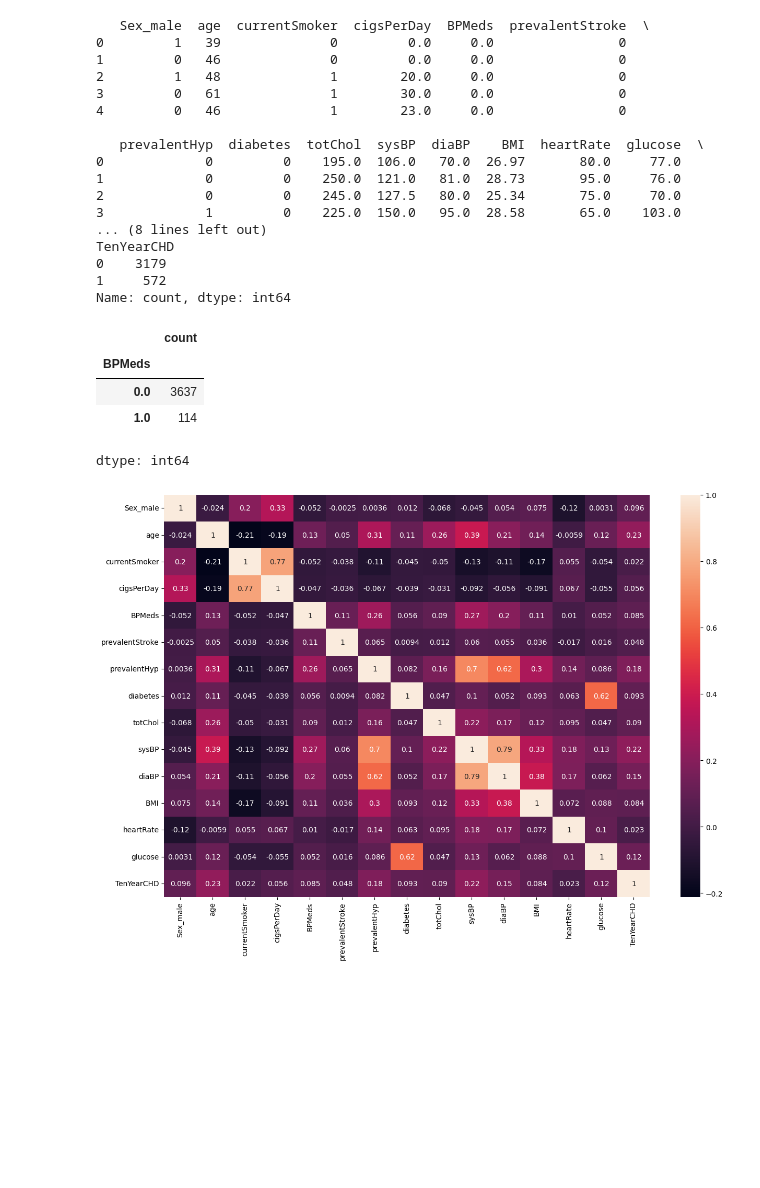
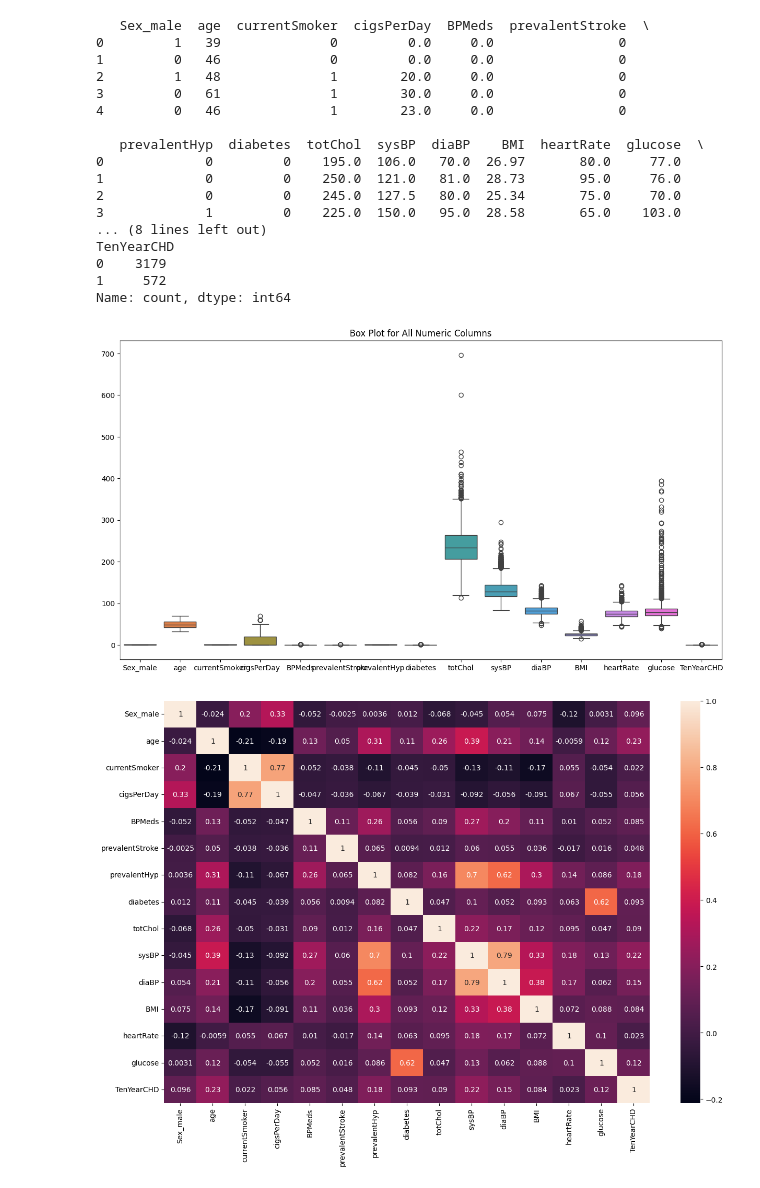
Before and after one commit to SheilaMumbi/Emobilis-Project, a Jupyter notebook: Heart_Disease_Prediction.ipynb, the cells around one changed output. Saved outputs shown, nothing was run; the diff lists cells and outputs as text; code cells hidden in the pictures; blank space fills up the shorter version.

```diff
--- a/Heart_Disease_Prediction.ipynb
+++ b/Heart_Disease_Prediction.ipynb
@@ -87,33 +90,15 @@ TenYearCHD
 0    3179
 1     572
 Name: count, dtype: int64
-# %%
-# # smote - oversampling
-# from imblearn.over_sampling import SMOTE
-
-
-# sm = SMOTE(sampling_strategy=0.5)
-# X_train_res, y_train_res = sm.fit_resample(X_train, y_train.ravel())
-# taking just half of the TenYearCHD == 0
-
-# disease_df[disease_df["TenYearCHD"] == 0]
-
-# disease_df["TenYearCHD"].value_counts()
-
-# zero_values = disease_df[disease_df["TenYearCHD"] == 0].head(1584)
-# one_values = disease_df[disease_df["TenYearCHD"] == 1]
-
-# disease_df = pd.concat([zero_values, one_values])
-
-# disease_df["TenYearCHD"].value_counts()
-
-disease_df["BPMeds"].value_counts()
-# %% [output]
-|  | count |
-| BPMeds |  |
-| 0.0 | 3637 |
-| 1.0 | 114 |
-dtype: int64
+# %%
+# Handling outliers
+# Plot box plots to identify outliers
+plt.figure(figsize=(15, 8))
+sns.boxplot(data=disease_df)
+plt.title('Box Plot for All Numeric Columns')
+plt.show()
+# %% [output]
+[figure, added]
 # %%
 # correlation heatmap
 
```
Also changed, not shown: parts of 18 cells of this notebook.
